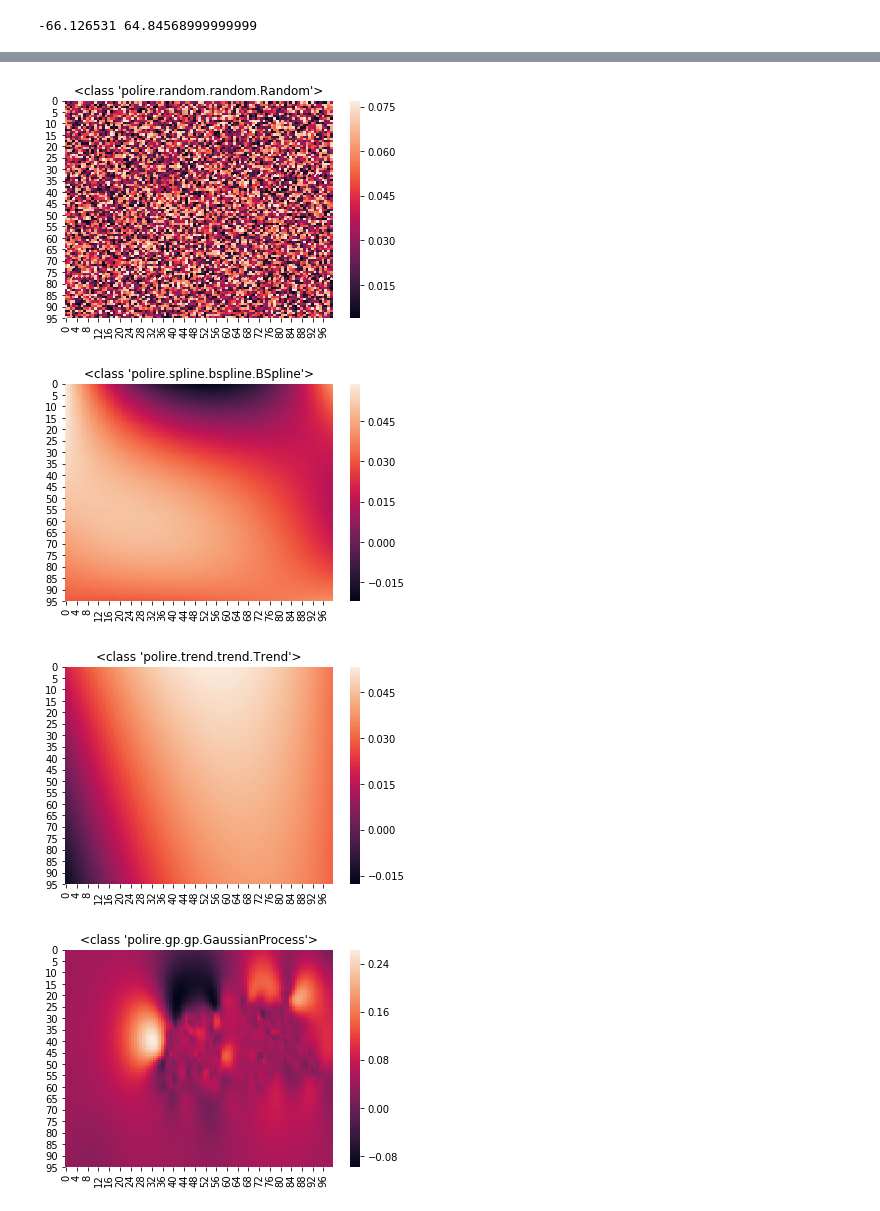
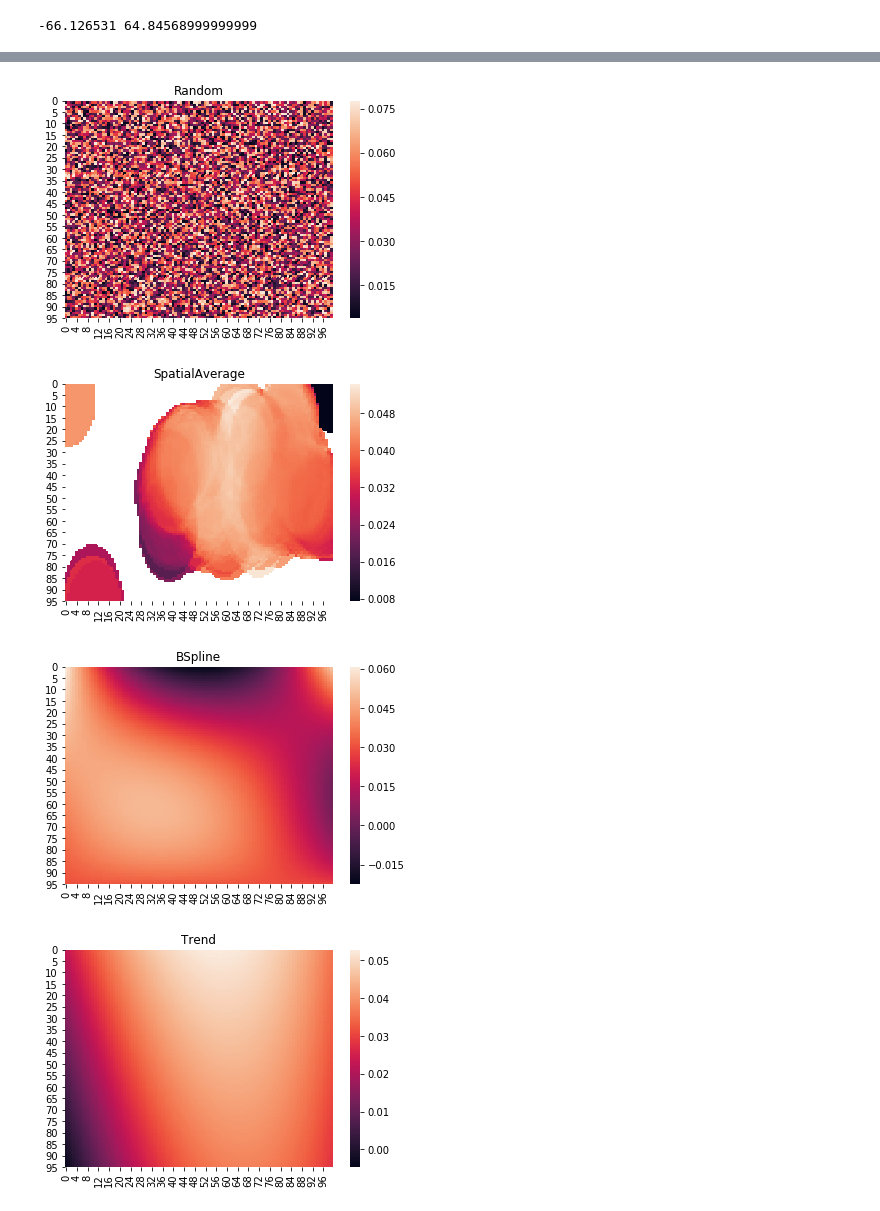
Before and after one commit to sustainability-lab/polire, a Jupyter notebook: examples/air_dat.ipynb, the cells around one changed output, grey strips where cells are left out. Drawn from its saved outputs; the diff is of its cells as text; code cells hidden in the pictures.

```diff
--- a/examples/air_dat.ipynb
+++ b/examples/air_dat.ipynb
@@ -82,18 +82,27 @@ x1min, x1max, x2min, x2max
 # %%
-lss = [Random(), BSpline(kx=2, ky=2), Trend(order=2), GaussianProcess()]
+lss = [
+    Random(),
+    SpatialAverage(),
+    BSpline(kx=2, ky=2),
+    Trend(order=2),
+    GaussianProcess(),
+    XGB(),
+    RForest(),
+]
 # %%
 for r in lss:
     r.fit(trainX, trainy)
-#     try:
+#     try:""
     Z = r.predict_grid((x1min, x1max), (x2min, x2max)).reshape(100, 100)
+#     print (Z)
     sns.heatmap(Z)
-    plt.title(r.__class__)
+    plt.title(r)
     plt.show()
     plt.close()
 #     except:
 #         print (f"Was not able to. for {r.__class__}!")
 # %% [output]
-[figure, old version]
+[figure, new version]
-[figure, old version]
+[figure, new version]
-[figure, old version]
+[figure, new version]
-[figure, old version]
+[figure, new version]
```
Also changed, not shown: parts of 14 cells of this notebook.
